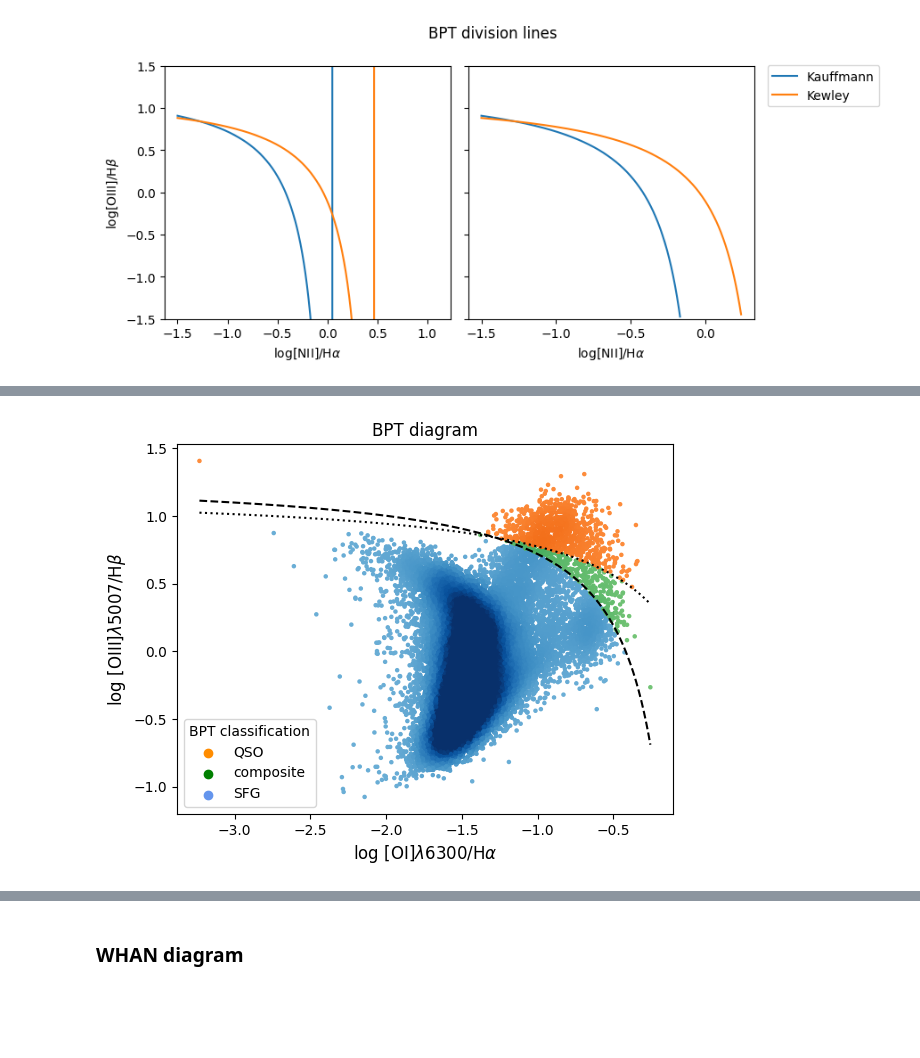
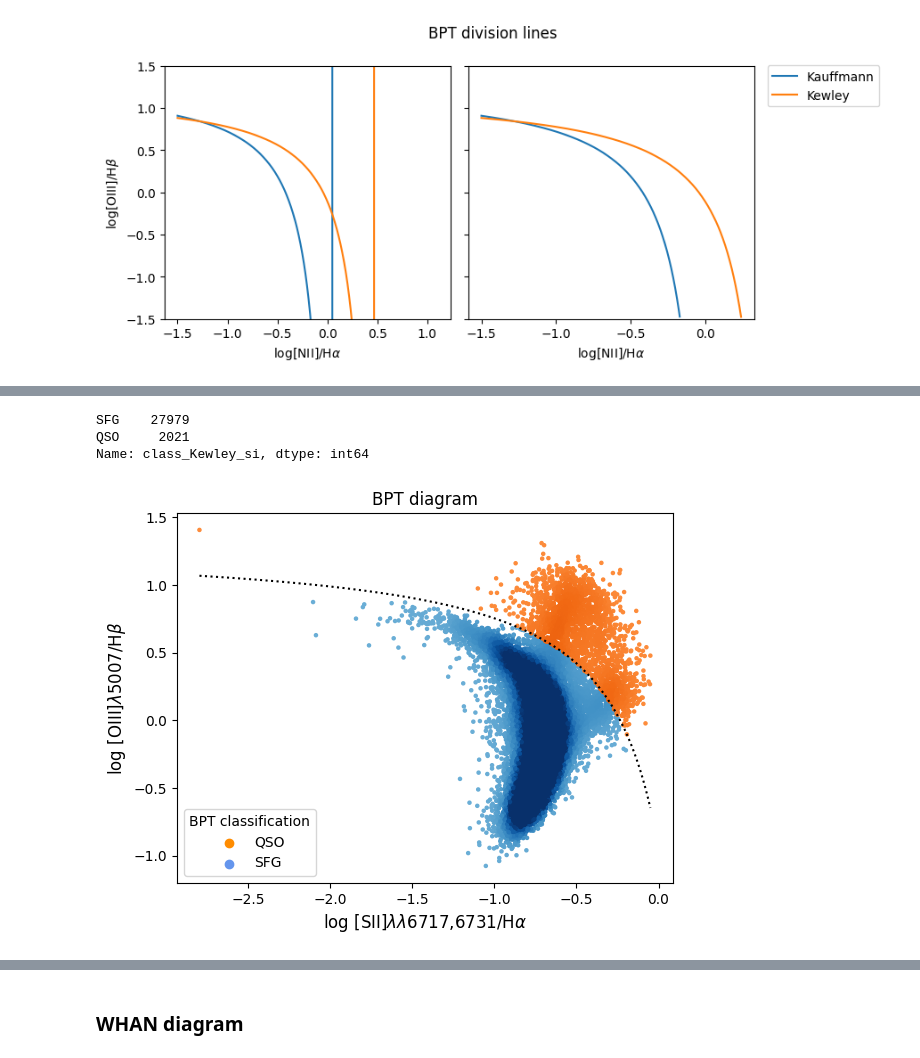
Before and after one commit to ridha-mm/intro-agn, a Jupyter notebook: final-project/agn-class.ipynb, the cells around one changed output, grey strips where cells are left out. Saved outputs shown, nothing was run; the diff lists cells and outputs as text; code cells hidden in the pictures; blank space fills up the shorter version.

```diff
--- a/final-project/agn-class.ipynb
+++ b/final-project/agn-class.ipynb
@@ -236,9 +230,55 @@ fig.savefig("bpt_oiii_sii.pdf", dpi=100);
-# %%
-# BPT  diagram - [OIII]λ5007/Hβ vs. [OI]λ6300/Hα
-
-fig = bpt_plt(bpt_classifier(gal, xline="oi_6300_flux"),
-            xtitle=r"log [OI]$\lambda$6300/H$\alpha$",
-            ytitle=r"log [OIII]$\lambda$5007/H$\beta$")
-fig.savefig("bpt_oiii_oi.pdf", dpi=100);
-# %% [output]
-[figure, removed]
+# %%
+# BPT  diagram - [OIII]λ5007/Hβ vs. [SII]λλ6716,6731/Hα
+
+df=gal
+
+# division line as a function to make it single valued in our limits
+
+def kewley_si(x):
+   ## x was calculated for a y of -1.5
+   return [0.72/(i-0.32) + 1.30 if (i < (0.72/(-1.5-1.3))+0.32) else -np.inf for i in x]
+
+df['x_BPT'] = np.log10(df['sii_6717_flux']/df['h_alpha_flux'])
+df['y_BPT'] = np.log10(df['oiii_5007_flux']/df['h_beta_flux'])
+df['class_Kewley_si'] = np.where((df['y_BPT'] <= kewley_si(df['x_BPT'])), "SFG", "QSO")
+
+print(df['class_Kewley_si'].value_counts())
+
+fig = plt.figure()
+
+x = df['x_BPT']
+y = df['y_BPT']
+xy = np.vstack([x,y])
+df["kde"] = gaussian_kde(xy)(xy)
+
+class_dict = {'SFG': plt.cm.Blues,
+                'QSO': plt.cm.Oranges
+                }
+
+for class_gal in class_dict.keys():
+    df_sub = df[df['class_Kewley_si'] == class_gal]
+    x_sub = df_sub['x_BPT']
+    y_sub = df_sub['y_BPT']
+    z_sub = df_sub['kde']
+    normalize = matplotlib.colors.Normalize(vmin=-1, vmax=1)
+    plt.scatter(x_sub, y_sub, c=z_sub, s=5, edgecolor=None,
+                cmap=class_dict[class_gal], norm=normalize)
+
+x = np.linspace(np.min(df['x_BPT']),np.max( df['x_BPT']), 1000)
+plt.plot(x, kewley_si(x), 'k:', label="Kewley_si")
+
+scatter1 = plt.scatter([], [], c='cornflowerblue', label="SFG")
+scatter3 = plt.scatter([], [], c='darkorange', label="QSO")
+plt.title('BPT diagram')
+plt.legend((scatter3, scatter1), ["QSO", "SFG"],
+            loc='lower left', title="BPT classification", fontsize='medium')
+plt.xlabel(r"log [SII]$\lambda$$\lambda$6717,6731/H$\alpha$", fontsize=12)
+plt.ylabel(r"log [OIII]$\lambda$5007/H$\beta$", fontsize=12)
+plt.subplots_adjust(hspace=.0)
+
+fig.savefig("bpt_oiii_sii.pdf", dpi=100);
+# %% [output]
+SFG    27979
+QSO     2021
+Name: class_Kewley_si, dtype: int64
+[figure, added]
```
Also changed, not shown: parts of 27 cells of this notebook, 22 other files.
